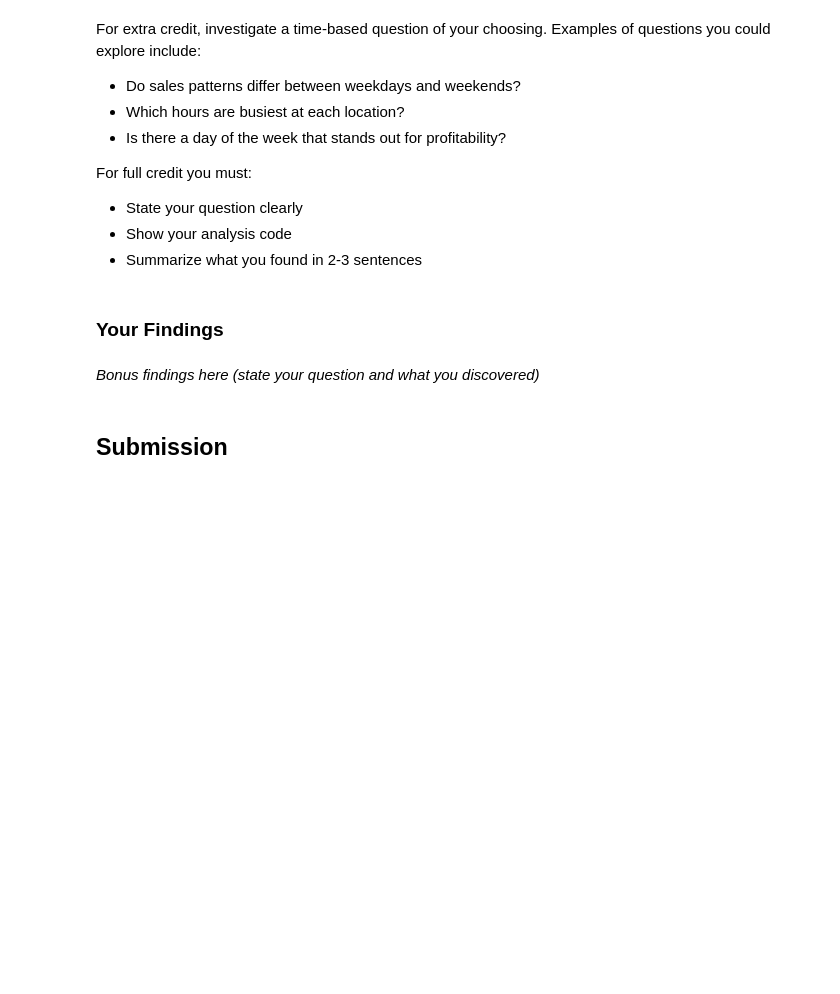
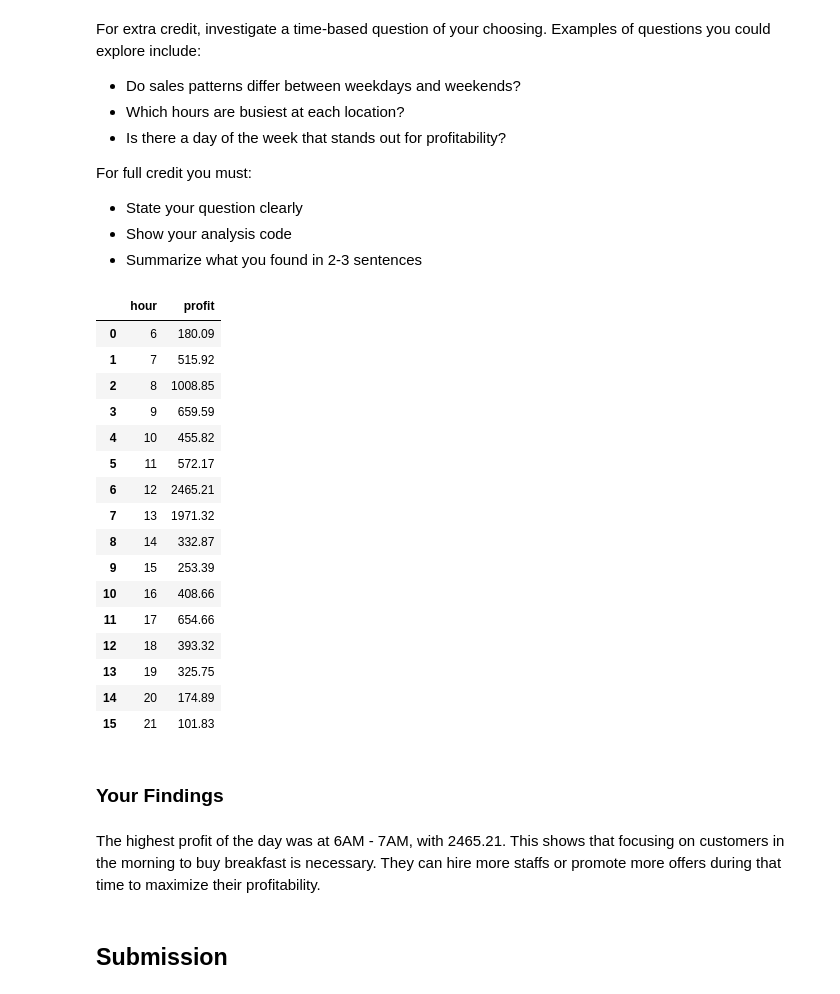
Before and after one commit to MinaYoon5889/py4eda-work, a Jupyter notebook: test_2b.ipynb, the cells around one changed output. Saved outputs shown, nothing was run; the diff lists cells and outputs as text; code cells hidden in the pictures; blank space fills up the shorter version.

```diff
--- a/test_2b.ipynb
+++ b/test_2b.ipynb
@@ -266,10 +348,32 @@ For full credit you must:
 - Summarize what you found in 2-3 sentences
 # %%
 # Bonus: Your time-based analysis here
+
+merged['hour'] = merged['timestamp'].dt.hour
+hour_profit = merged.groupby('hour')['profit'].sum().reset_index()
+hour_profit
+# %% [output]
+|  | hour | profit |
+| 0 | 6 | 180.09 |
+| 1 | 7 | 515.92 |
+| 2 | 8 | 1008.85 |
+| 3 | 9 | 659.59 |
+| 4 | 10 | 455.82 |
+| 5 | 11 | 572.17 |
+| 6 | 12 | 2465.21 |
+| 7 | 13 | 1971.32 |
+| 8 | 14 | 332.87 |
+| 9 | 15 | 253.39 |
+| 10 | 16 | 408.66 |
+| 11 | 17 | 654.66 |
+| 12 | 18 | 393.32 |
+| 13 | 19 | 325.75 |
+| 14 | 20 | 174.89 |
+| 15 | 21 | 101.83 |
 # %% [markdown]
 ### Your Findings
 # %% [markdown]
-*Bonus findings here (state your question and what you discovered)*
+The highest profit of the day was at 6AM - 7AM, with 2465.21. This shows that focusing on customers in the morning to buy breakfast is necessary. They can hire more staffs or promote more offers during that time to maximize their profitability.
 # %% [markdown]
 ## Submission
 # %% [markdown]
```
Also changed, not shown: parts of 6 cells of this notebook.
